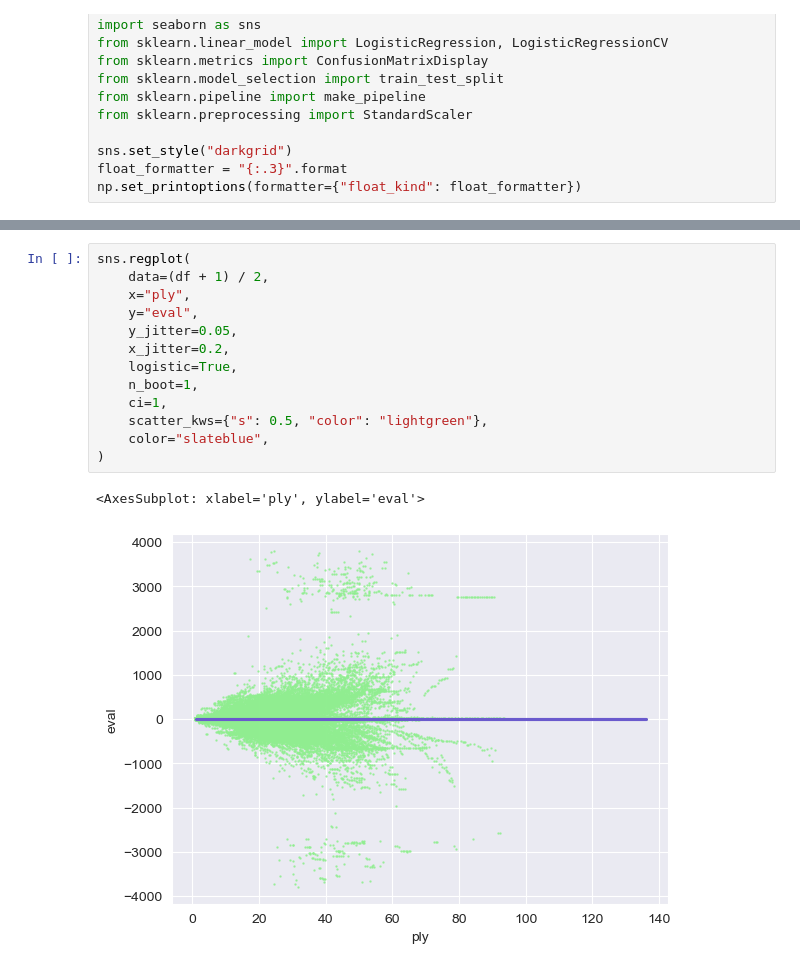
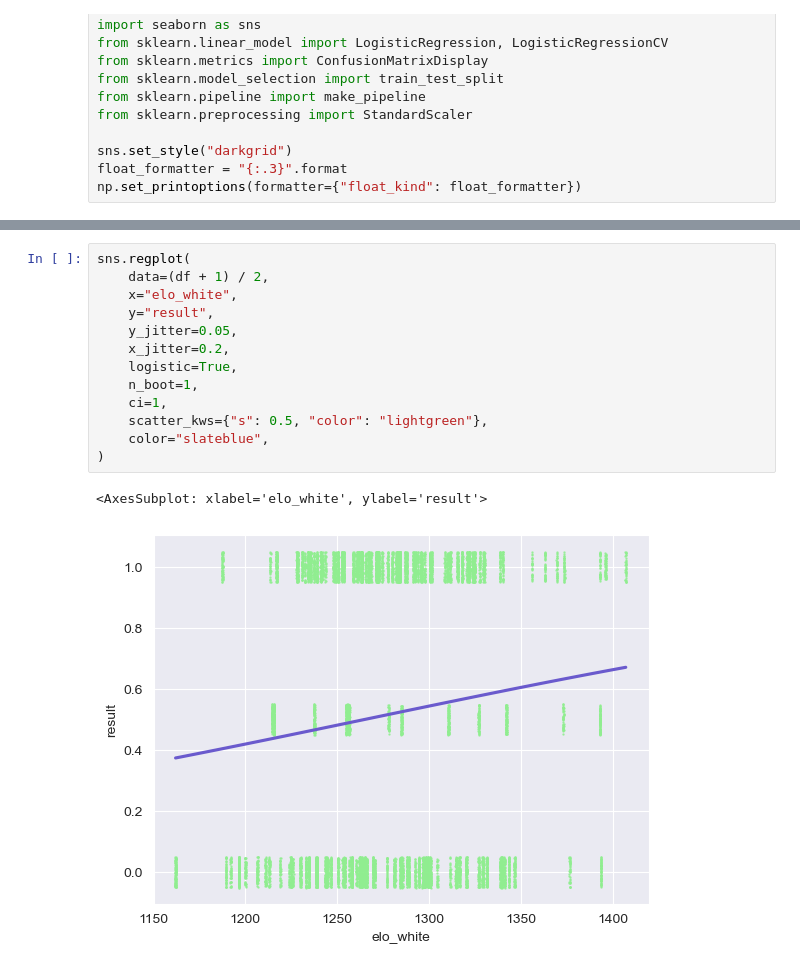
Before and after one commit to SandroMartens/Lichess-Win-Predictions, a Jupyter notebook: win_prob.ipynb, the cells around one changed output, grey strips where cells are left out. Cells and saved outputs as stored; diff of their text form.

```diff
--- a/win_prob.ipynb
+++ b/win_prob.ipynb
@@ -107,19 +109,19 @@ X_train, X_test, y_train, y_test = train_test_split(
 # %%
 sns.regplot(
     data=(df + 1) / 2,
-    x="ply",
-    y="eval",
+    x="elo_white",
+    y="result",
     y_jitter=0.05,
     x_jitter=0.2,
     logistic=True,
     n_boot=1,
     ci=1,
     scatter_kws={"s": 0.5, "color": "lightgreen"},
     color="slateblue",
 )
 # %% [output]
-<AxesSubplot: xlabel='ply', ylabel='eval'>
+<AxesSubplot: xlabel='elo_white', ylabel='result'>
-[figure, old version]
+[figure, new version]
 # %%
 model.fit(X_train, y_train)
 
```
Also changed, not shown: parts of 8 cells of this notebook, 2 other files.
